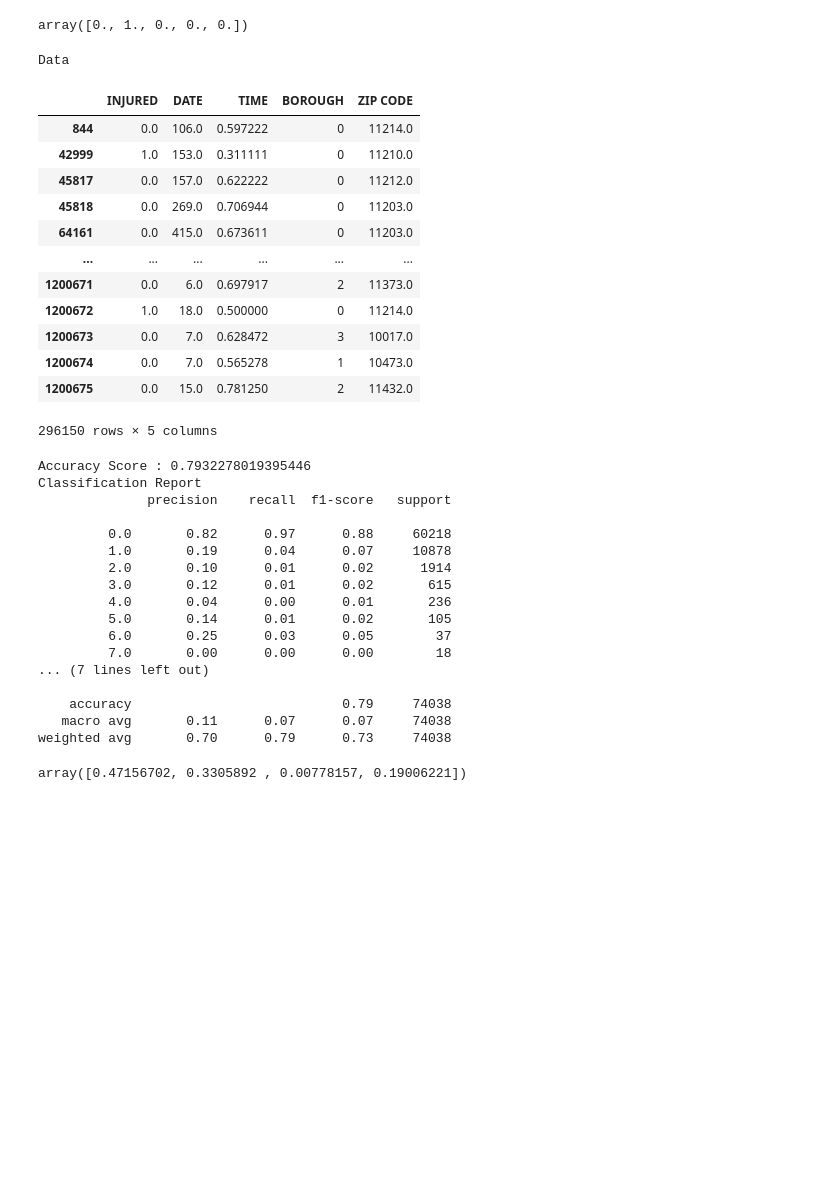
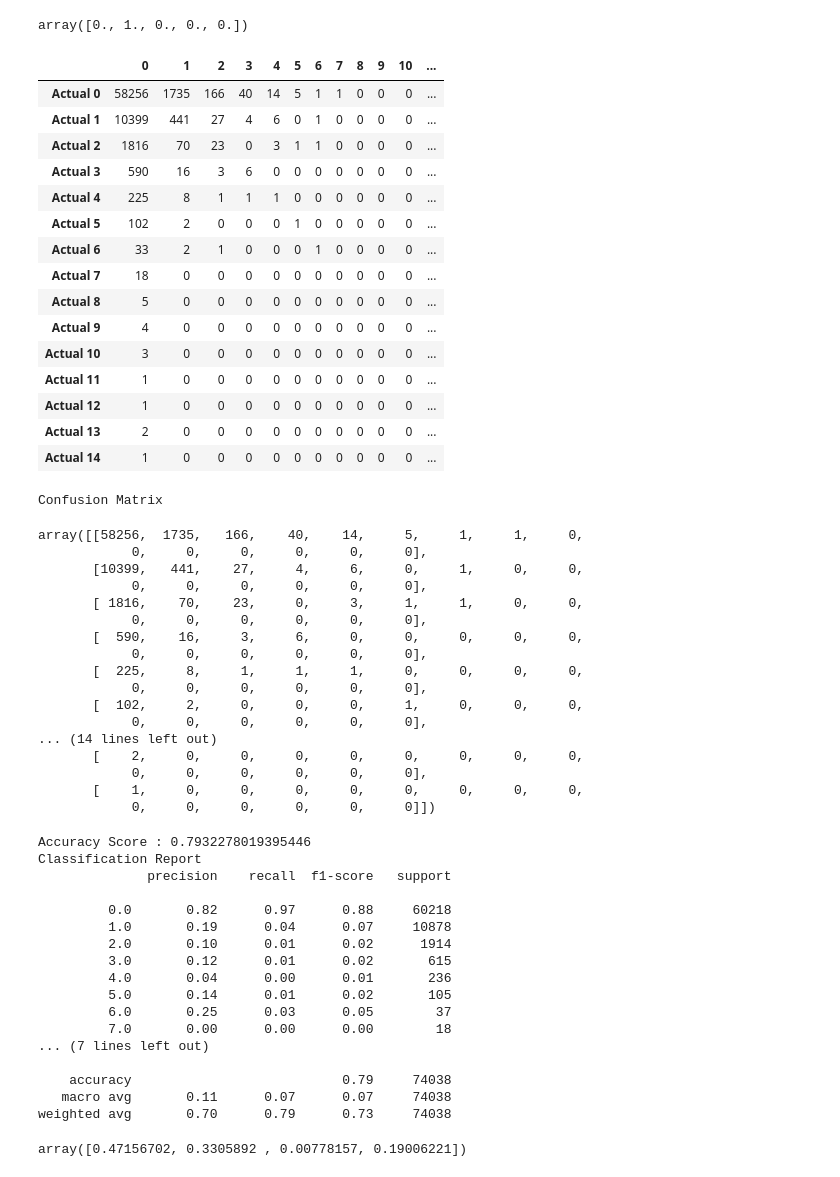
Before and after one commit to danioc94/NYC_Vehicle_Collision_Prediction, a Jupyter notebook: NYC MLM-Injured.ipynb, the cells around one changed output. Drawn from its saved outputs; the diff is of its cells as text; code cells hidden in the pictures; blank space fills up the shorter version.

Commit message:
Added Confusion Matrix

```diff
--- a/NYC MLM-Injured.ipynb
+++ b/NYC MLM-Injured.ipynb
@@ -300,28 +300,58 @@ predictions = rf_model.predict(X_test_scaled)
 # %%
 # Calculating the accuracy score.
 acc_score = accuracy_score(y_test, predictions)
+# %%
+# Calculating the confusion matrix.
+cm = confusion_matrix(y_test, predictions)
+
+# Create a DataFrame from the confusion matrix.
+cm_df = pd.DataFrame(
+    cm, index=["Actual 0", "Actual 1","Actual 2","Actual 3","Actual 4", "Actual 5","Actual 6","Actual 7", "Actual 8","Actual 9","Actual 10","Actual 11","Actual 12", "Actual 13","Actual 14"])
+
+cm_df
+# %% [output]
+|  | 0 | 1 | 2 | 3 | 4 | 5 | 6 | 7 | 8 | 9 | 10 | ... |
+| Actual 0 | 58256 | 1735 | 166 | 40 | 14 | 5 | 1 | 1 | 0 | 0 | 0 | ... |
+| Actual 1 | 10399 | 441 | 27 | 4 | 6 | 0 | 1 | 0 | 0 | 0 | 0 | ... |
+| Actual 2 | 1816 | 70 | 23 | 0 | 3 | 1 | 1 | 0 | 0 | 0 | 0 | ... |
+| Actual 3 | 590 | 16 | 3 | 6 | 0 | 0 | 0 | 0 | 0 | 0 | 0 | ... |
+| Actual 4 | 225 | 8 | 1 | 1 | 1 | 0 | 0 | 0 | 0 | 0 | 0 | ... |
+| Actual 5 | 102 | 2 | 0 | 0 | 0 | 1 | 0 | 0 | 0 | 0 | 0 | ... |
+| Actual 6 | 33 | 2 | 1 | 0 | 0 | 0 | 1 | 0 | 0 | 0 | 0 | ... |
+| Actual 7 | 18 | 0 | 0 | 0 | 0 | 0 | 0 | 0 | 0 | 0 | 0 | ... |
+| Actual 8 | 5 | 0 | 0 | 0 | 0 | 0 | 0 | 0 | 0 | 0 | 0 | ... |
+| Actual 9 | 4 | 0 | 0 | 0 | 0 | 0 | 0 | 0 | 0 | 0 | 0 | ... |
+| Actual 10 | 3 | 0 | 0 | 0 | 0 | 0 | 0 | 0 | 0 | 0 | 0 | ... |
+| Actual 11 | 1 | 0 | 0 | 0 | 0 | 0 | 0 | 0 | 0 | 0 | 0 | ... |
+| Actual 12 | 1 | 0 | 0 | 0 | 0 | 0 | 0 | 0 | 0 | 0 | 0 | ... |
+| Actual 13 | 2 | 0 | 0 | 0 | 0 | 0 | 0 | 0 | 0 | 0 | 0 | ... |
+| Actual 14 | 1 | 0 | 0 | 0 | 0 | 0 | 0 | 0 | 0 | 0 | 0 | ... |
 # %%
 # Displaying results
-print("Data")
-display(df)
+print("Confusion Matrix")
+display(cm)
 print(f"Accuracy Score : {acc_score}")
 print("Classification Report")
 print(classification_report(y_test, predictions))
 # %% [output]
-Data
+Confusion Matrix
-|  | INJURED | DATE | TIME | BOROUGH | ZIP CODE |
-| 844 | 0.0 | 106.0 | 0.597222 | 0 | 11214.0 |
-| 42999 | 1.0 | 153.0 | 0.311111 | 0 | 11210.0 |
-| 45817 | 0.0 | 157.0 | 0.622222 | 0 | 11212.0 |
-| 45818 | 0.0 | 269.0 | 0.706944 | 0 | 11203.0 |
-| 64161 | 0.0 | 415.0 | 0.673611 | 0 | 11203.0 |
-| ... | ... | ... | ... | ... | ... |
-| 1200671 | 0.0 | 6.0 | 0.697917 | 2 | 11373.0 |
-| 1200672 | 1.0 | 18.0 | 0.500000 | 0 | 11214.0 |
-| 1200673 | 0.0 | 7.0 | 0.628472 | 3 | 10017.0 |
-| 1200674 | 0.0 | 7.0 | 0.565278 | 1 | 10473.0 |
-| 1200675 | 0.0 | 15.0 | 0.781250 | 2 | 11432.0 |
-296150 rows × 5 columns
+array([[58256,  1735,   166,    40,    14,     5,     1,     1,     0,
+            0,     0,     0,     0,     0,     0],
+       [10399,   441,    27,     4,     6,     0,     1,     0,     0,
+            0,     0,     0,     0,     0,     0],
+       [ 1816,    70,    23,     0,     3,     1,     1,     0,     0,
+            0,     0,     0,     0,     0,     0],
+       [  590,    16,     3,     6,     0,     0,     0,     0,     0,
+            0,     0,     0,     0,     0,     0],
+       [  225,     8,     1,     1,     1,     0,     0,     0,     0,
+            0,     0,     0,     0,     0,     0],
+       [  102,     2,     0,     0,     0,     1,     0,     0,     0,
+            0,     0,     0,     0,     0,     0],
+... (14 lines left out)
+       [    2,     0,     0,     0,     0,     0,     0,     0,     0,
+            0,     0,     0,     0,     0,     0],
+       [    1,     0,     0,     0,     0,     0,     0,     0,     0,
+            0,     0,     0,     0,     0,     0]])
 Accuracy Score : 0.7932278019395446
 Classification Report
               precision    recall  f1-score   support
```
